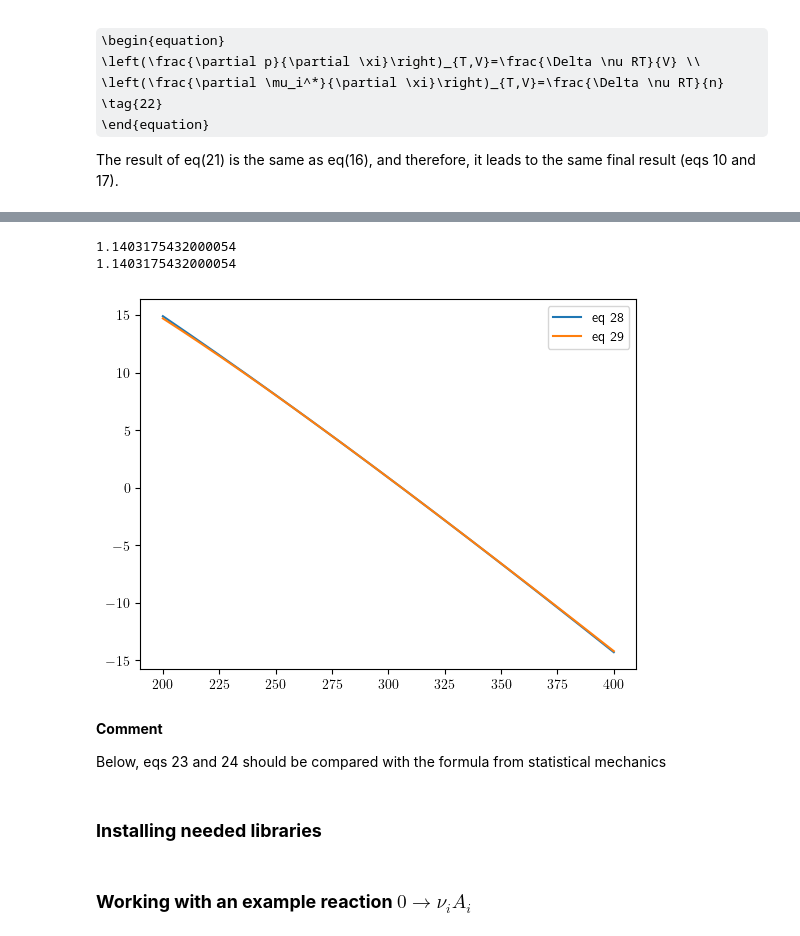
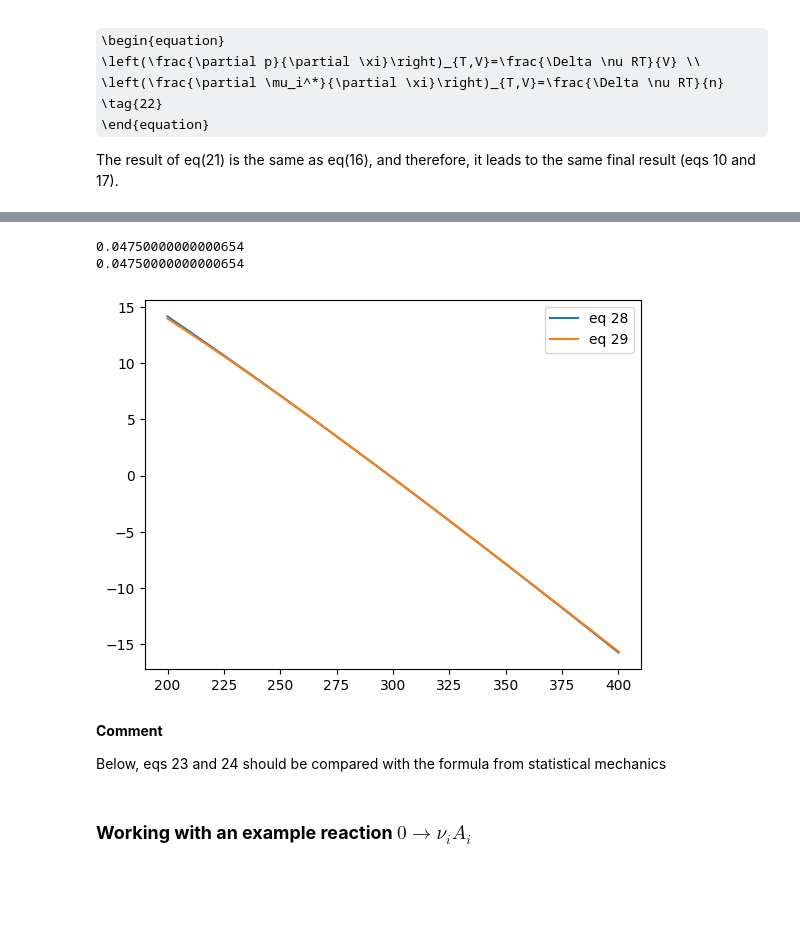
Before and after one commit to emartineznunez/Kp, a Jupyter notebook: scripts/Kp.ipynb, the cells around one changed output, grey strips where cells are left out. Drawn from its saved outputs; the diff is of its cells as text; code cells hidden in the pictures; some formulas as TeX source; blank space fills up the shorter version.

```diff
--- a/scripts/Kp.ipynb
+++ b/scripts/Kp.ipynb
@@ -184,44 +184,42 @@ with $\Theta=298.15/T$ and assuming all molecules are non-linear and only transl
 # %%
 #@title Test of $\Delta G^0(T)$ (eqs 23 and 24). The user must provide $\Delta G^0(298.15)$ in KJ/mol and $\Delta \nu$. This function can be used in the next cell
 # Defining some constants
 m_u    = 1.66053886e-27      # atomic mass constant in kg
 h      = 6.6260693e-34       # Planck's constant in J*s
 k_B    = 1.3806505e-23       # Boltzmann's constant in J/K
 c      = 2.99792558e8        # Speed of light in m/s
 bar2Pa = 1e5                 # 1 bar to N/m**2
 Pa2bar = 1e-5                # 1 Pa=N/m**2 to bar
 p0     = 1                   # standard pressure in bar
 R      = 8.31447e-3          # Gas constant in kJ/(K mol)
 H2kcal = 627.509             # Hartree to kcal/mol
 H2kJ   = 2625.5              # Hartree to kJ/mol
 Rbar   = 0.0831447           # R in bar L / (mol K)
 
 import numpy as np
 import matplotlib.pyplot as plt
 
-def deltaG_T(DH0,delta_nu,T):
+def deltaG_T(DH0,DS0,delta_nu,T):
   theta = 298.15 / T
-  return DH0 +  4 * delta_nu * R * T * ( 1 - theta + np.log(theta)-4.4)
+  return DH0 - T * DS0 +  4 * delta_nu * R * T * ( 1 - theta + np.log(theta))
 
-def deltaG2_T(DH0,delta_nu,T):
+def deltaG2_T(DH0,DS0,delta_nu,T):
   theta = 298.15 / T
-  return DH0 - 2 * delta_nu * R * T *  ( (theta - 1) ** 2 + 8.8)
+  return DH0 - T * DS0 - 2 * delta_nu * R * T * (theta - 1) ** 2
 
-print(deltaG_T(44.77,1,298.15))
-print(deltaG2_T(44.77,1,298.15))
+print(deltaG_T(44.77,0.15,1,298.15))
+print(deltaG2_T(44.77,0.15,1,298.15))
 T = np.linspace(200,400,1000)
-plt.plot(T,deltaG_T(44.77,1,T),label='eq 28')
-plt.plot(T,deltaG2_T(44.77,1,T),label='eq 29')
+plt.plot(T,deltaG_T(44.77,0.15,1,T),label='eq 28')
+plt.plot(T,deltaG2_T(44.77,0.15,1,T),label='eq 29')
 plt.legend()
 
 plt.show()
 # %% [output]
-1.1403175432000054
-1.1403175432000054
+0.04750000000000654
+0.04750000000000654
-[figure, old version]
+[figure, new version]
 # %% [markdown]
 **Comment**
 
 Below, eqs 23 and 24 should be compared with the formula from statistical mechanics
-# %% [markdown]
-### **Installing needed libraries**
```
Also changed, not shown: parts of 7 cells of this notebook.
